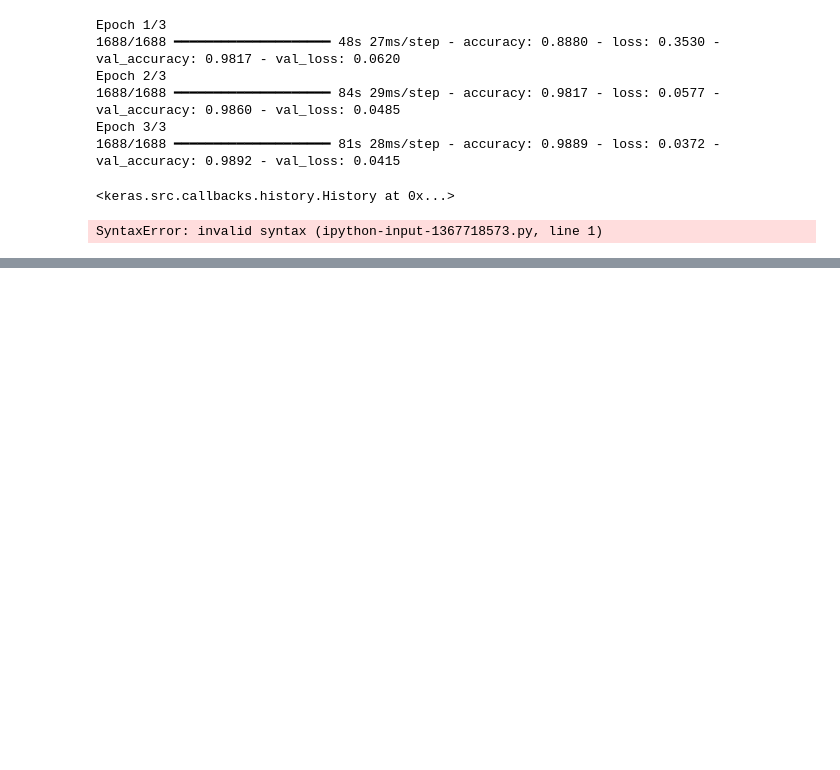
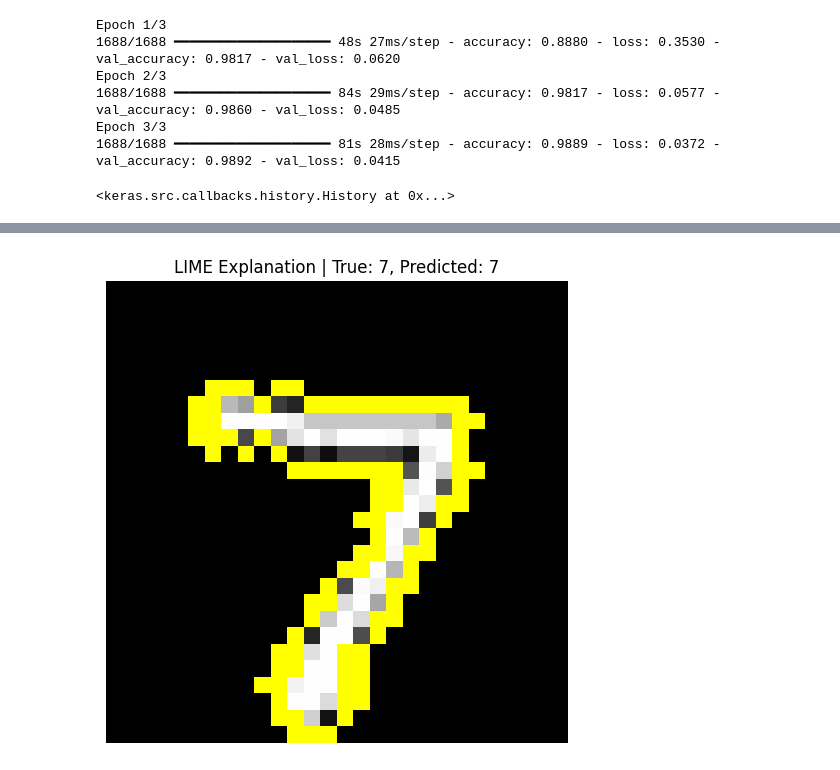
Before and after one commit to thotasriharsha/Explainable-AI-, a Jupyter notebook: Lab_Ass_3.ipynb, the cells around one changed output, grey strips where cells are left out. Saved outputs shown, nothing was run; the diff lists cells and outputs as text; code cells hidden in the pictures; blank space fills up the shorter version.

```diff
--- a/Lab_Ass_3.ipynb
+++ b/Lab_Ass_3.ipynb
@@ -167,18 +167,53 @@ idx = 5
 # Convert MNIST grayscale image to RGB (needed for LIME)
 image = x_test[idx].reshape(28, 28)
 image_rgb = np.stack([image] * 3, axis=-1)
-# %%
-# 4. Visualize LIME Explanation
-# ------------------------------
-temp, mask = explanation.get_image_and_mask(
-    label=explanation.top_labels[0],
-    positive_only=True,
-    hide_rest=False
-)
-
-plt.imshow(mark_boundaries(temp / 2 + 0.5, mask))
-plt.title(f"LIME Explanation | True: {y_test[idx]}, Predicted: {model.predict(x_test[idx:idx+1]).argmax()}")
-plt.axis('off')
-plt.show()
-# %% [output]
-SyntaxError: invalid syntax (ipython-input-1367718573.py, line 1)
+# %%
+import numpy as np
+import matplotlib.pyplot as plt
+from lime import lime_image
+from skimage.segmentation import mark_boundaries
+from skimage.color import rgb2gray
+from skimage.transform import resize
+
+# Assume you already have: model, x_test, y_test
+# Pick an index from the test set
+idx = 0
+image = x_test[idx]
+
+# LIME expects a function that returns probabilities and accepts RGB images
+def predict_fn(images):
+    # Convert RGB to grayscale and resize to 28x28
+    gray_images = np.array([resize(rgb2gray(img), (28, 28)) for img in images])
+    gray_images = gray_images[..., np.newaxis]  # shape: (batch, 28, 28, 1)
+    return model.predict(gray_images)
+
+# Create LIME image explainer
+explainer = lime_image.LimeImageExplainer()
+
+# Convert MNIST grayscale image to RGB (needed for LIME)
+image_rgb = np.stack([image.reshape(28, 28)] * 3, axis=-1)
+
+
+# Run explanation
+explanation = explainer.explain_instance(
+    image=image_rgb.astype('double'),       # LIME needs float64 input and expects RGB
+    classifier_fn=predict_fn,
+    top_labels=5,
+    hide_color=0,
+    num_samples=1000
+)
+
+# Get explanation mask
+temp, mask = explanation.get_image_and_mask(
+    label=explanation.top_labels[0],
+    positive_only=True,
+    hide_rest=False
+)
+
+# Visualize the explanation
+plt.figure(figsize=(6, 6))
+plt.imshow(mark_boundaries(temp / 255.0, mask))  # Normalize if image is in 0-255 range
+plt.title(f"LIME Explanation | True: {y_test[idx]}, Predicted: {np.argmax(model.predict(x_test[idx:idx+1]))}")
+plt.axis('off')
+plt.show()
+# %% [output]
@@ -184,0 +237 @@ SyntaxError: invalid syntax (ipython-input-1367718573.py, line 1)
+[figure, added]
```
Also changed, not shown: parts of 1 cell of this notebook.
